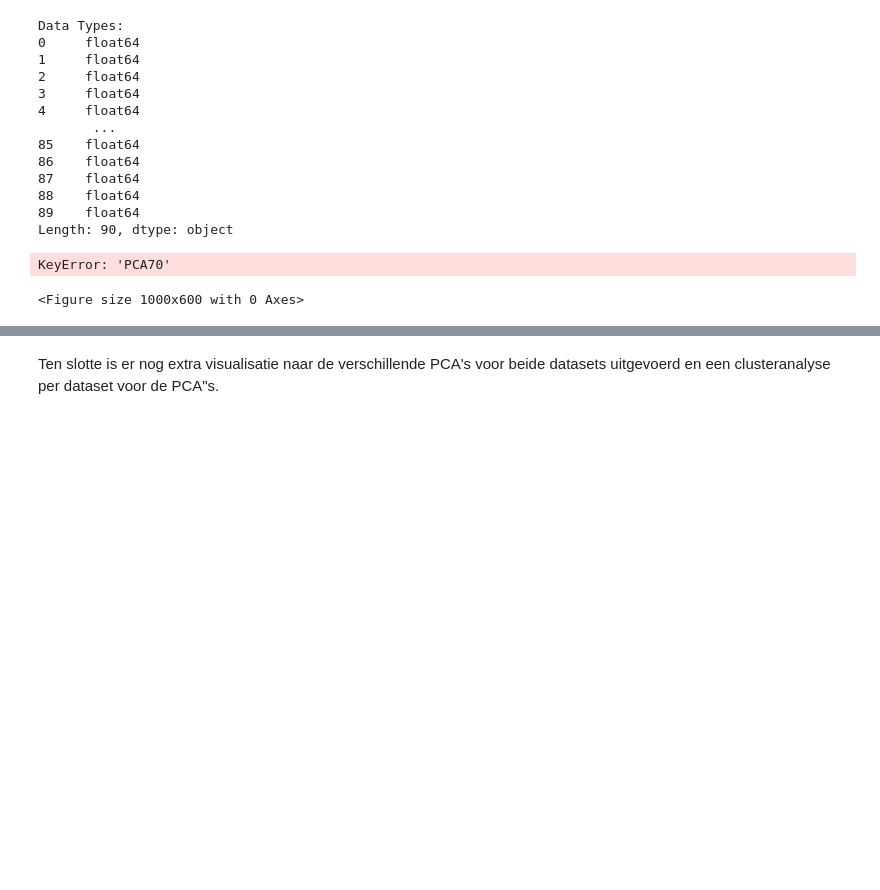
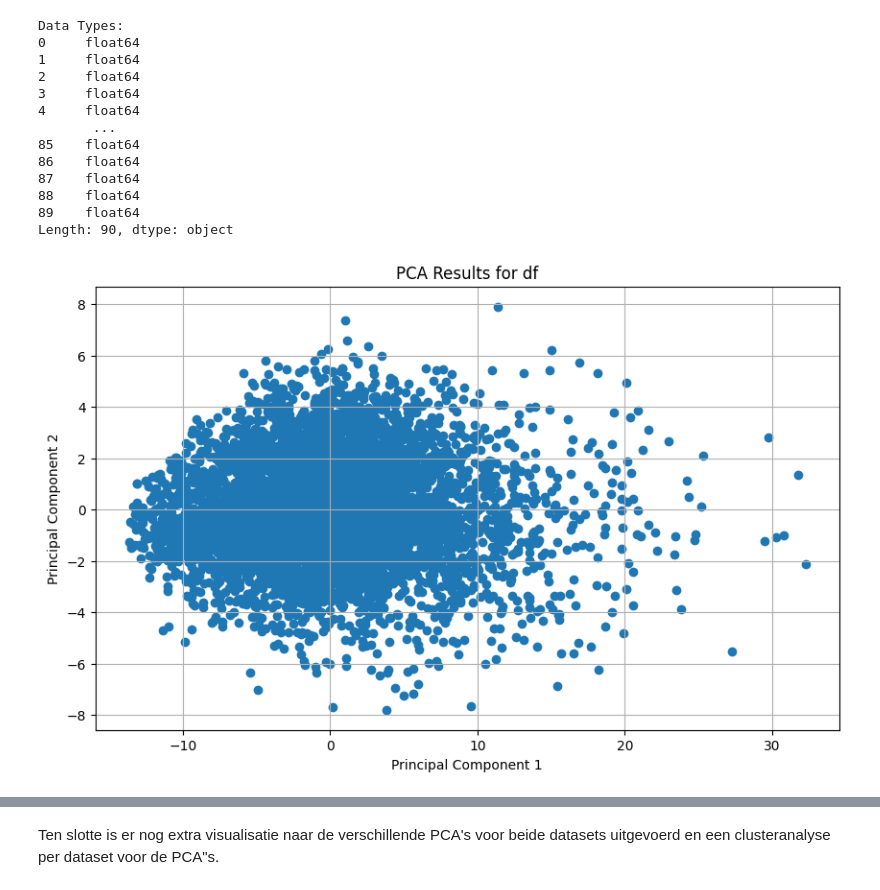
Before and after one commit to TheVioletRaven/NSE_OU, a Jupyter notebook: Casus_Open_Universiteit.ipynb, the cells around one changed output, grey strips where cells are left out. Cells and saved outputs as stored; diff of their text form; code cells hidden in the pictures; blank space fills up the shorter version.

```diff
--- a/Casus_Open_Universiteit.ipynb
+++ b/Casus_Open_Universiteit.ipynb
@@ -501,19 +507,19 @@ Data Types:
 89    float64
 Length: 90, dtype: object
 # %%
-if n_components_imputed >= 71:  # Controleer of er minstens 71 componenten zijn
+# Controleer of er minstens 2 componenten zijn en plot PCA componenten 1 en 2
+if n_components_imputed >= 2:  # Controleer of er minstens 2 componenten zijn
     plt.figure(figsize=(10, 6))
-    plt.scatter(pca_df_imputed['PCA70'], pca_df_imputed['PCA71'])
+    plt.scatter(pca_df_imputed.iloc[:, 0], pca_df_imputed.iloc[:, 1])
     plt.title('PCA Results for df')
-    plt.xlabel('Principal Component 70')
-    plt.ylabel('Principal Component 71')
+    plt.xlabel('Principal Component 1')
+    plt.ylabel('Principal Component 2')
     plt.grid(True)
     plt.show()
 else:
-    print("Not enough components to plot PCA70 vs PCA71")
+    print("Not enough components to plot PCA1 vs PCA2")
 # %% [output]
-KeyError: 'PCA70'
-<Figure size 1000x600 with 0 Axes>
+[figure, added]
 # %%
 data = {
     'feature1': np.random.rand(100),
```
Also changed, not shown: parts of 23 cells of this notebook.
